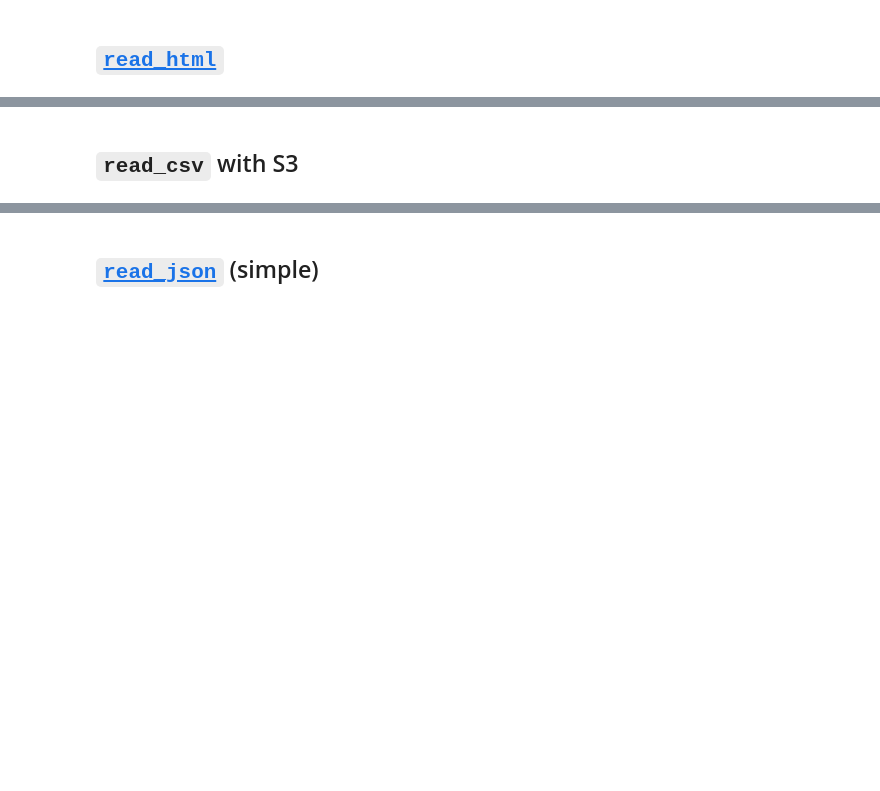
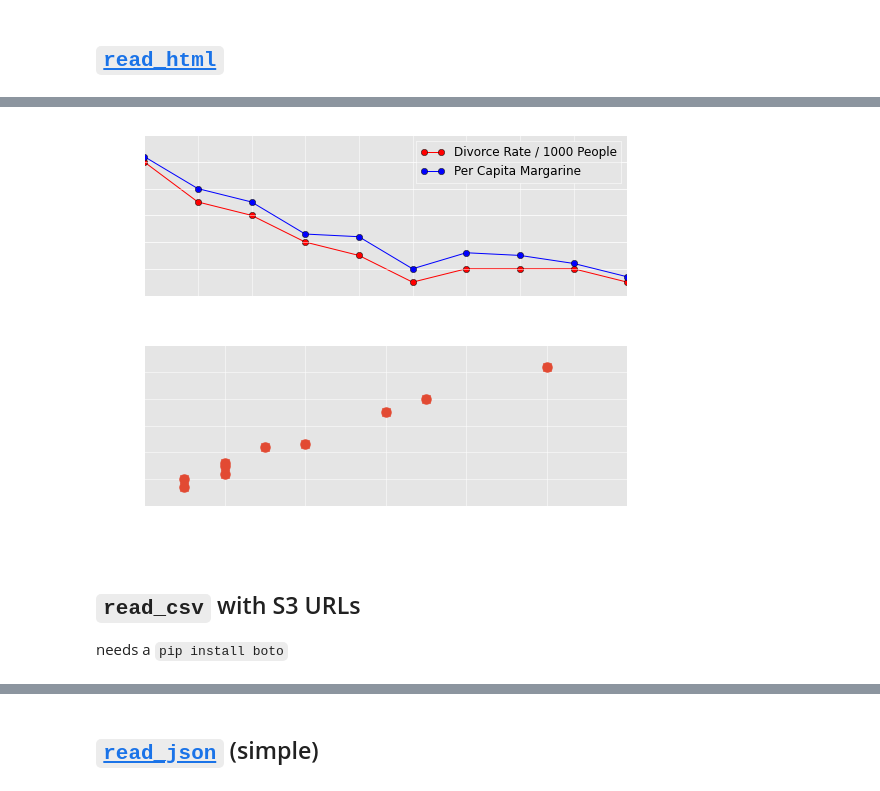
Before and after one commit to cpcloud/nyqpug-pandas-features, a Jupyter notebook: nb/Features.ipynb, the cells around one changed output, grey strips where cells are left out. Drawn from its saved outputs; the diff is of its cells as text; code cells hidden in the pictures; blank space fills up the shorter version.

```diff
--- a/nb/Features.ipynb
+++ b/nb/Features.ipynb
@@ -93,0 +239,11 @@ pd.read_html(url, match=r'.+')
+# %%
+url = 'http://www.tylervigen.com'
+# %%
+raw = requests.get(url).text
+match = 'Divorce rate in Maine'
+dfs = pd.read_html(raw, match=match, header=0, index_col=0)
+# %%
+df = dfs[2].dropna(how='all', axis=(0, 1)).T
+df.columns = ['mn_divorce_rate', 'per_capita_marg']
+df = df.reset_index().rename(columns={'index': 'year'})
+df
@@ -94,3 +262,37 @@ pd.read_html(url, match=r'.+')
+# %%
+def blacken_legend_text(leg):
+    for t in leg.get_texts():
+        t.set_color('k')
+
+
+_, (ax, ax2) = plt.subplots(2, 1, figsize=(8, 6))
+
+# divorces
+ln = ax.plot(df.mn_divorce_rate.values, r'ro-', label='Divorce Rate / 1000 People')
+ax.set_xticklabels(df.year)
+ax.set_xlabel('Year')
+ax.set_ylabel(ln[0].get_label())
+
+
+# butter eating
+axt = ax.twinx()
+lt = axt.plot(df.per_capita_marg.values, r'bo-', label='Per Capita Margarine')
+axt.set_ylabel(lt[0].get_label())
+
+ax2.plot(df.mn_divorce_rate.values, df.per_capita_marg.values, '.', ms=20)
+ax2.set_xlabel('MN Divorce Rate')
+ax2.set_ylabel('Margarine')
+
+# legend madness
+lns = ln + lt
+leg = ax.legend(lns, [l.get_label() for l in lns], loc=0)
+blacken_legend_text(leg)
+
+plt.gcf().tight_layout()
+# %% [output]
+[figure, added]
 # %% [markdown]
-## ``read_csv`` with S3
+## ``read_csv`` with S3 URLs
+
+needs a ``pip install boto``
 # %%
```
Also changed, not shown: parts of 106 cells of this notebook.
